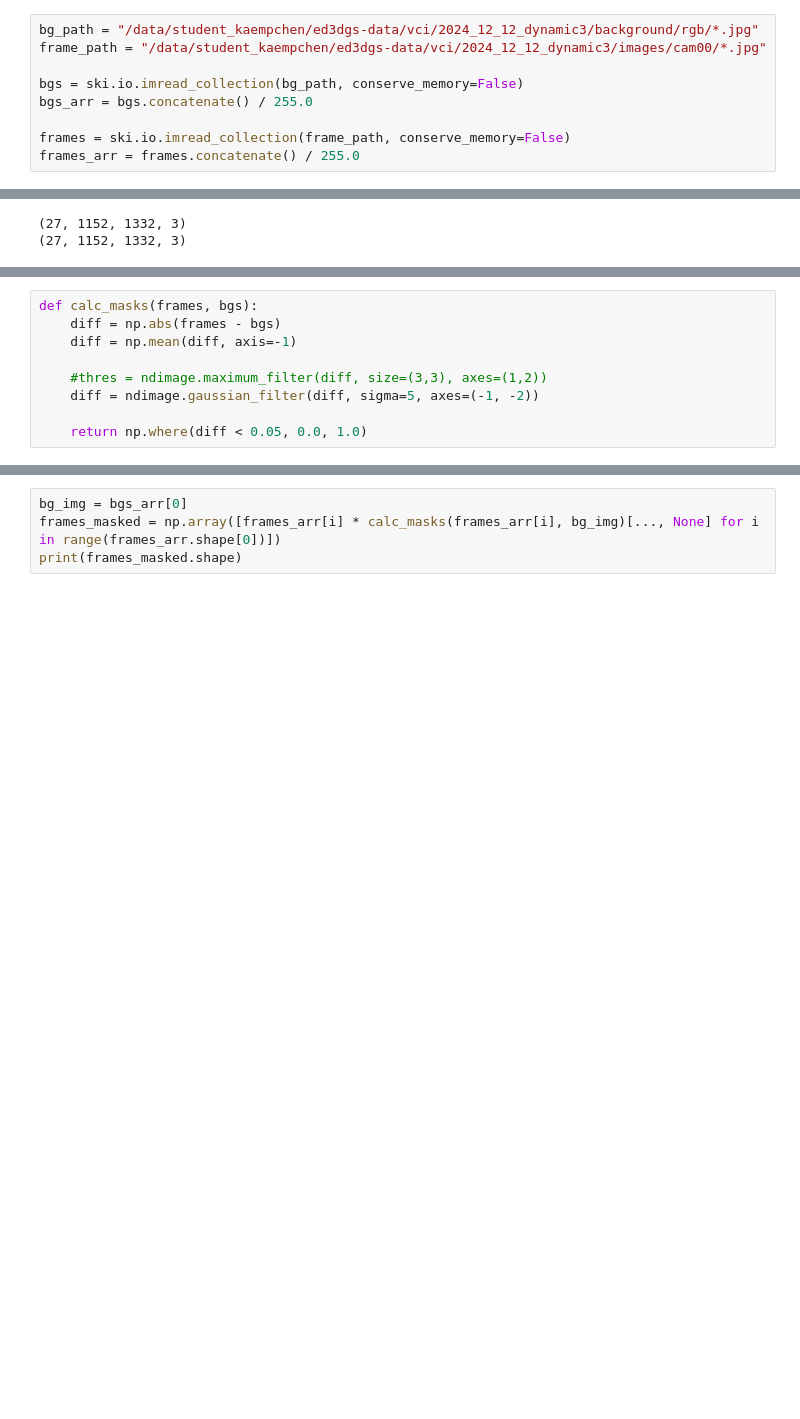
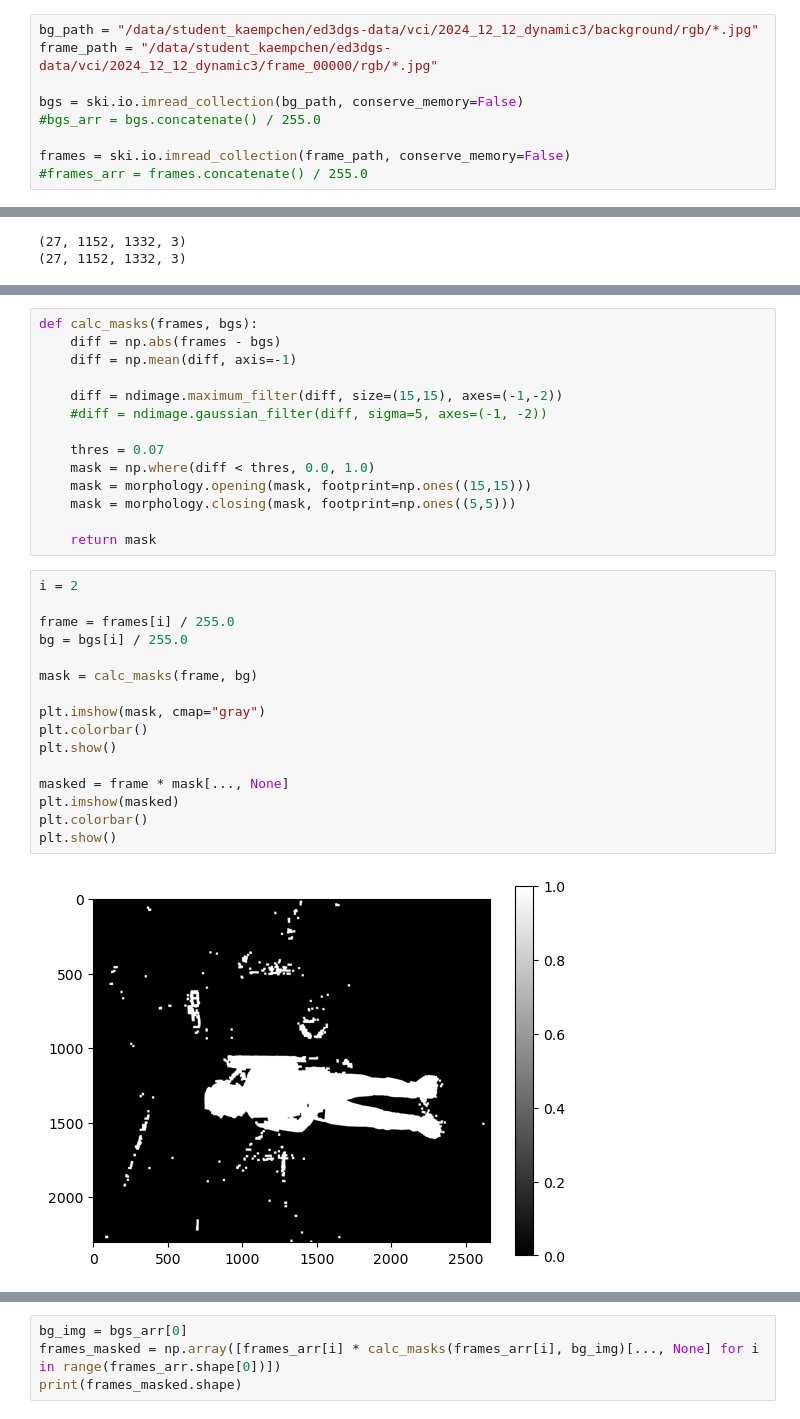
Before and after one commit to marcelk04/E-D3DGS, a Jupyter notebook: vci/mask_test.ipynb, the cells around one changed output, grey strips where cells are left out. Drawn from its saved outputs; the diff is of its cells as text; blank space fills up the shorter version.

```diff
--- a/vci/mask_test.ipynb
+++ b/vci/mask_test.ipynb
@@ -93,13 +93,13 @@ from skimage import filters, transform
 import os
 # %%
 bg_path = "/data/student_kaempchen/ed3dgs-data/vci/2024_12_12_dynamic3/background/rgb/*.jpg"
-frame_path = "/data/student_kaempchen/ed3dgs-data/vci/2024_12_12_dynamic3/images/cam00/*.jpg"
+frame_path = "/data/student_kaempchen/ed3dgs-data/vci/2024_12_12_dynamic3/frame_00000/rgb/*.jpg"
 
 bgs = ski.io.imread_collection(bg_path, conserve_memory=False)
-bgs_arr = bgs.concatenate() / 255.0
+#bgs_arr = bgs.concatenate() / 255.0
 
 frames = ski.io.imread_collection(frame_path, conserve_memory=False)
-frames_arr = frames.concatenate() / 255.0
+#frames_arr = frames.concatenate() / 255.0
 # %%
 # Rescale images
 factor = 0.5
@@ -116,7 +135,30 @@ def calc_masks(frames, bgs):
 	diff = np.abs(frames - bgs)
 	diff = np.mean(diff, axis=-1)
 
-	#thres = ndimage.maximum_filter(diff, size=(3,3), axes=(1,2))
-	diff = ndimage.gaussian_filter(diff, sigma=5, axes=(-1, -2))
+	diff = ndimage.maximum_filter(diff, size=(15,15), axes=(-1,-2))
+	#diff = ndimage.gaussian_filter(diff, sigma=5, axes=(-1, -2))
 
-	return np.where(diff < 0.05, 0.0, 1.0)
+	thres = 0.07
+	mask = np.where(diff < thres, 0.0, 1.0)
+	mask = morphology.opening(mask, footprint=np.ones((15,15)))
+	mask = morphology.closing(mask, footprint=np.ones((5,5)))
+
+	return mask
+# %%
+i = 2
+
+frame = frames[i] / 255.0
+bg = bgs[i] / 255.0
+
+mask = calc_masks(frame, bg)
+
+plt.imshow(mask, cmap="gray")
+plt.colorbar()
+plt.show()
+
+masked = frame * mask[..., None]
+plt.imshow(masked)
+plt.colorbar()
+plt.show()
+# %% [output]
+[figure, added]
```
Also changed, not shown: parts of 3 cells of this notebook, 8 other files.
